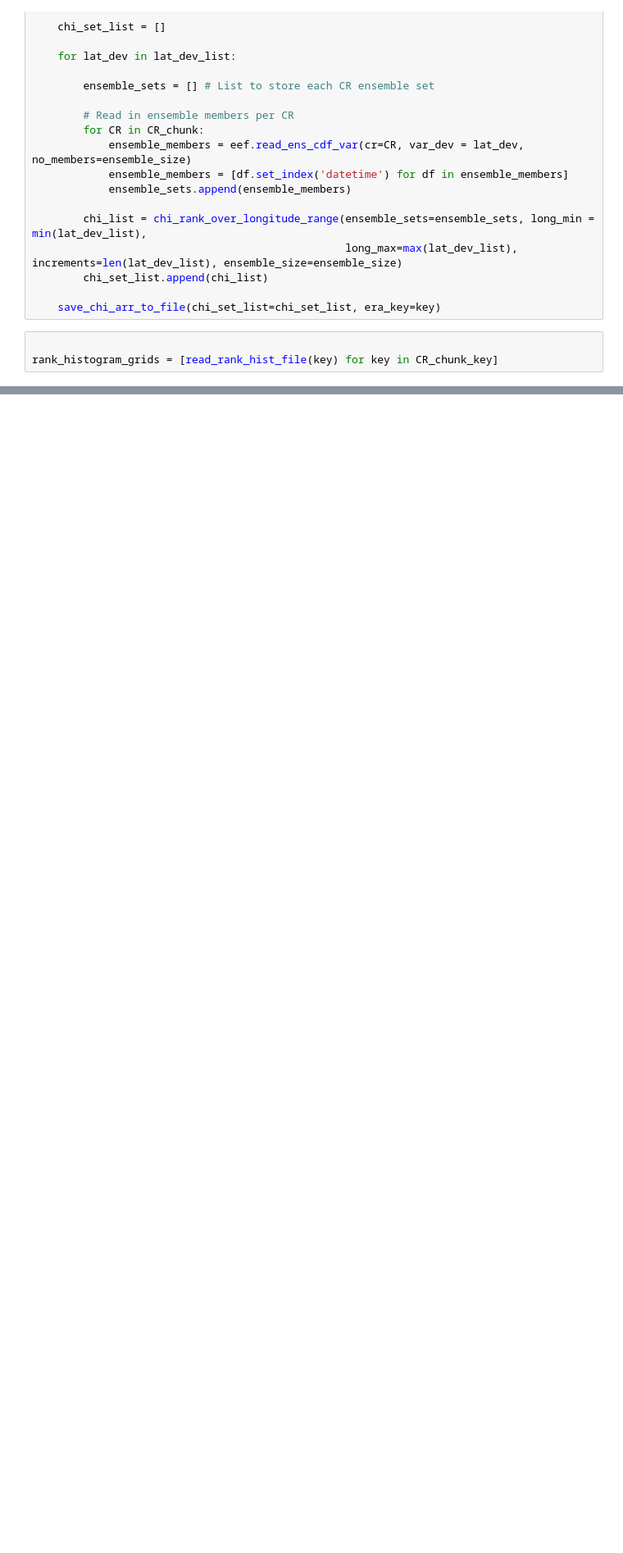
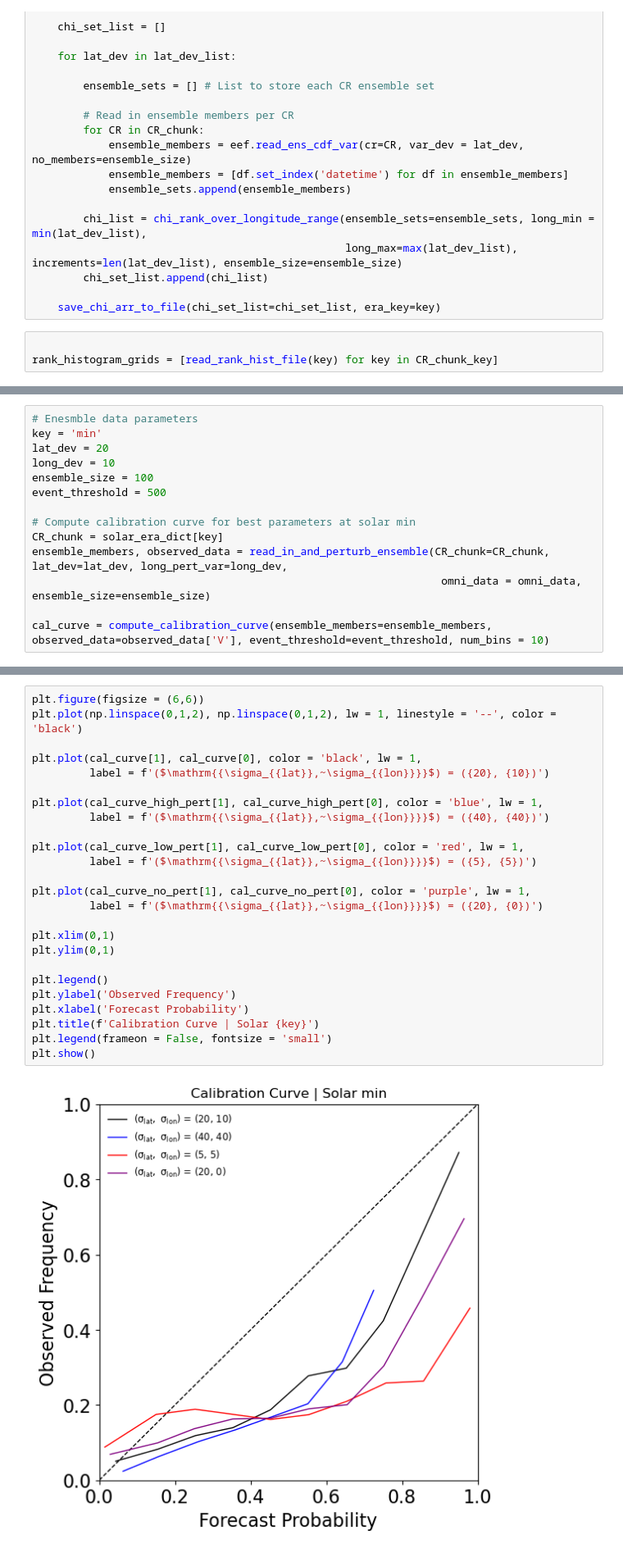
Before and after one commit to NathanielInatimi/Ensemble_Calibration, a Jupyter notebook: code/Ensemble_Calibration.ipynb, the cells around one changed output, grey strips where cells are left out. Shown at 82% size. Saved outputs shown, nothing was run; the diff lists cells and outputs as text; blank space fills up the shorter version.

```diff
--- a/code/Ensemble_Calibration.ipynb
+++ b/code/Ensemble_Calibration.ipynb
@@ -478,0 +472,14 @@ plt.show()
+# %%
+# Enesmble data parameters
+key = 'min'
+lat_dev = 20
+long_dev = 10
+ensemble_size = 100
+event_threshold = 500
+
+# Compute calibration curve for best parameters at solar min
+CR_chunk = solar_era_dict[key]
+ensemble_members, observed_data = read_in_and_perturb_ensemble(CR_chunk=CR_chunk, lat_dev=lat_dev, long_pert_var=long_dev,
+                                                                omni_data = omni_data, ensemble_size=ensemble_size)
+
+cal_curve = compute_calibration_curve(ensemble_members=ensemble_members, observed_data=observed_data['V'], event_threshold=event_threshold, num_bins = 10)
@@ -478,0 +528,27 @@ plt.show()
+# %%
+plt.figure(figsize = (6,6))
+plt.plot(np.linspace(0,1,2), np.linspace(0,1,2), lw = 1, linestyle = '--', color = 'black')
+
+plt.plot(cal_curve[1], cal_curve[0], color = 'black', lw = 1,
+         label = f'($\mathrm{{\sigma_{{lat}},~\sigma_{{lon}}}}$) = ({20}, {10})')
+
+plt.plot(cal_curve_high_pert[1], cal_curve_high_pert[0], color = 'blue', lw = 1,
+         label = f'($\mathrm{{\sigma_{{lat}},~\sigma_{{lon}}}}$) = ({40}, {40})')
+
+plt.plot(cal_curve_low_pert[1], cal_curve_low_pert[0], color = 'red', lw = 1,
+         label = f'($\mathrm{{\sigma_{{lat}},~\sigma_{{lon}}}}$) = ({5}, {5})')
+
+plt.plot(cal_curve_no_pert[1], cal_curve_no_pert[0], color = 'purple', lw = 1,
+         label = f'($\mathrm{{\sigma_{{lat}},~\sigma_{{lon}}}}$) = ({20}, {0})')
+
+plt.xlim(0,1)
+plt.ylim(0,1)
+
+plt.legend()
+plt.ylabel('Observed Frequency')
+plt.xlabel('Forecast Probability')
+plt.title(f'Calibration Curve | Solar {key}')
+plt.legend(frameon = False, fontsize = 'small')
+plt.show()
+# %% [output]
+[figure, added]
```
Also changed, not shown: parts of 20 cells of this notebook, 1 other file.
